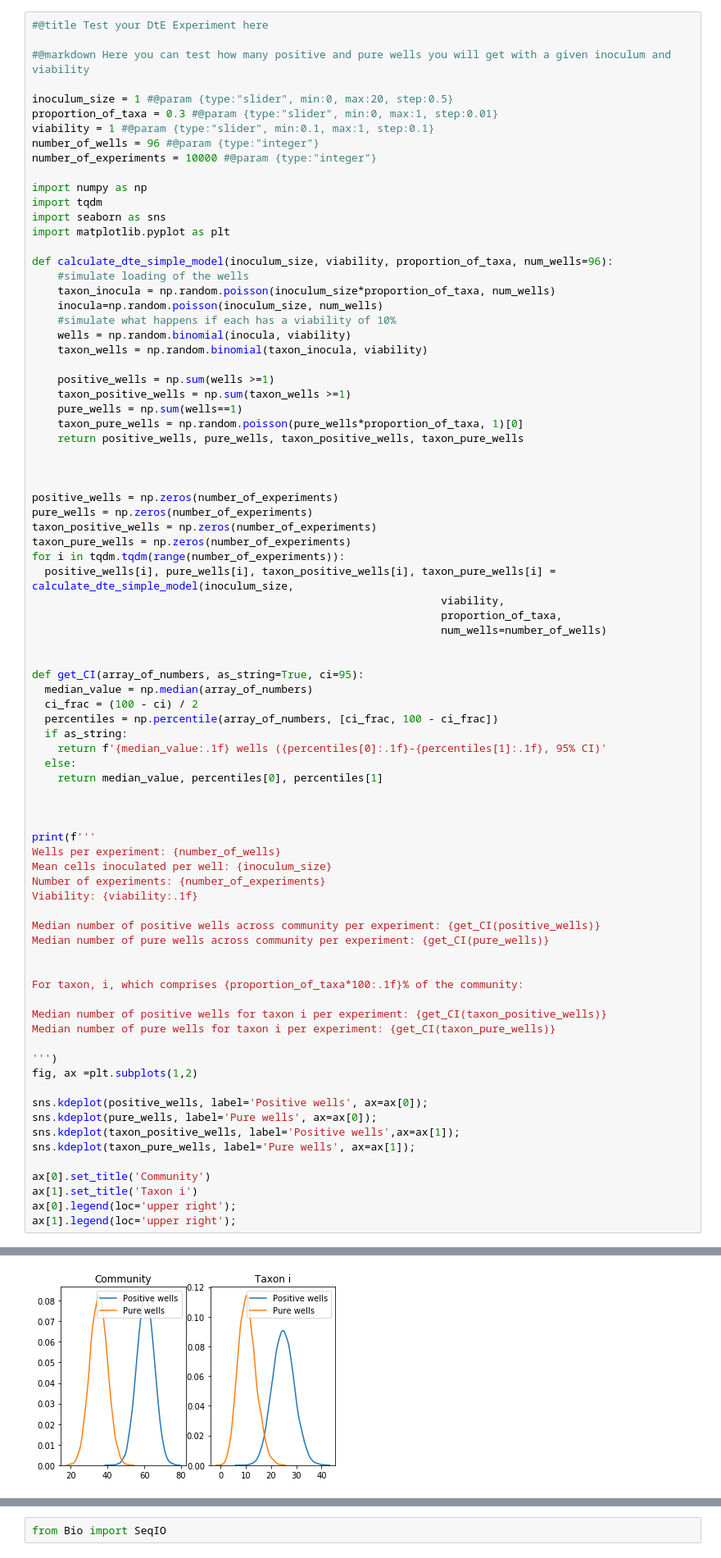
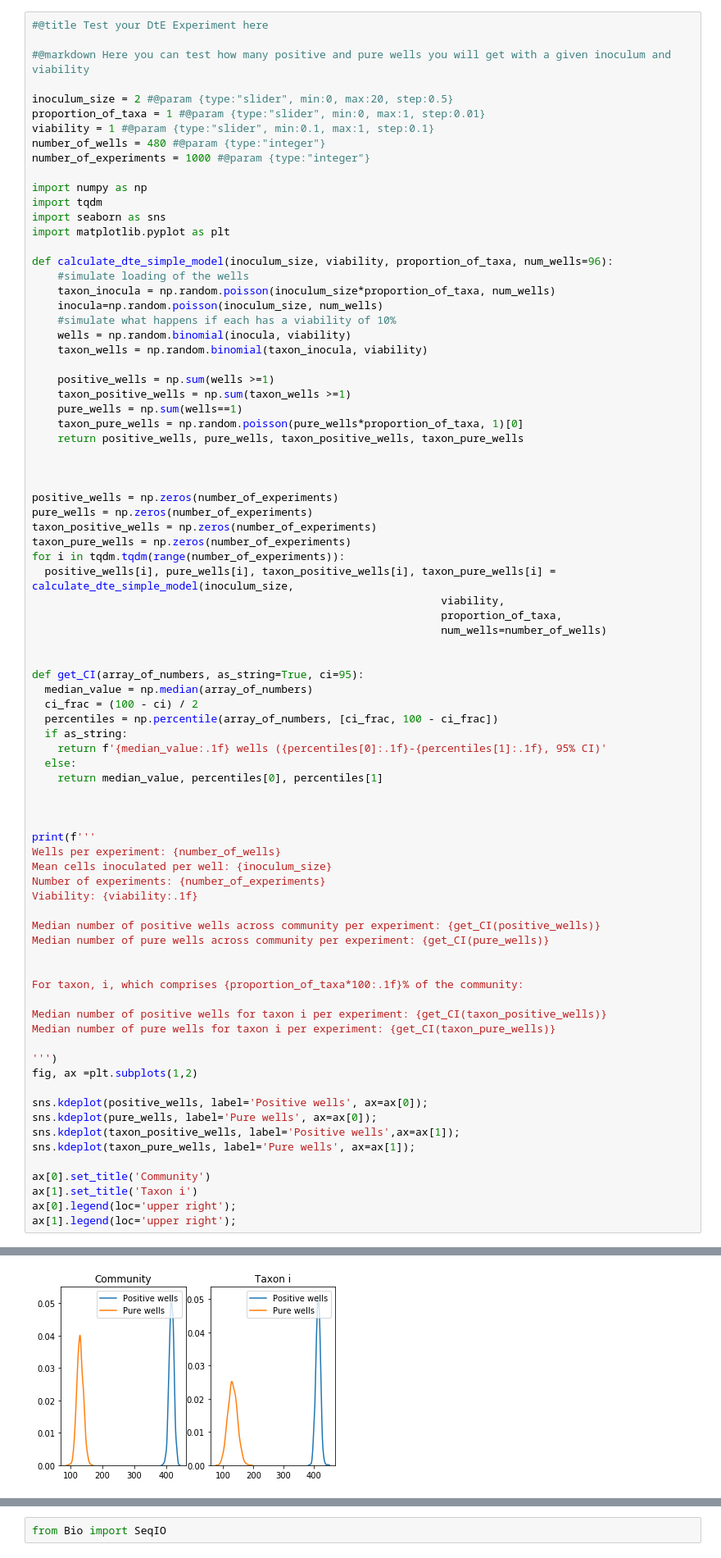
Before and after one commit to btemperton/dilution_to_extinction, a Jupyter notebook: DTE.ipynb, the cells around one changed output, grey strips where cells are left out. Shown at 82% size. Cells and saved outputs as stored; diff of their text form.

```diff
--- a/DTE.ipynb
+++ b/DTE.ipynb
@@ -90,11 +90,11 @@ You can change the values of the sliders and then press 'Play' in the top left h
 
 #@markdown Here you can test how many positive and pure wells you will get with a given inoculum and viability
 
-inoculum_size = 1 #@param {type:"slider", min:0, max:20, step:0.5}
-proportion_of_taxa = 0.3 #@param {type:"slider", min:0, max:1, step:0.01}
+inoculum_size = 2 #@param {type:"slider", min:0, max:20, step:0.5}
+proportion_of_taxa = 1 #@param {type:"slider", min:0, max:1, step:0.01}
 viability = 1 #@param {type:"slider", min:0.1, max:1, step:0.1}
-number_of_wells = 96 #@param {type:"integer"}
-number_of_experiments = 10000 #@param {type:"integer"}
+number_of_wells = 480 #@param {type:"integer"}
+number_of_experiments = 1000 #@param {type:"integer"}
 
 import numpy as np
 import tqdm
@@ -183 +183 @@ Median number of pure wells for taxon i per experiment: 10.0 wells (4.0-18.0, 95
-[figure, old version]
+[figure, new version]
```
Also changed, not shown: parts of 5 cells of this notebook.
